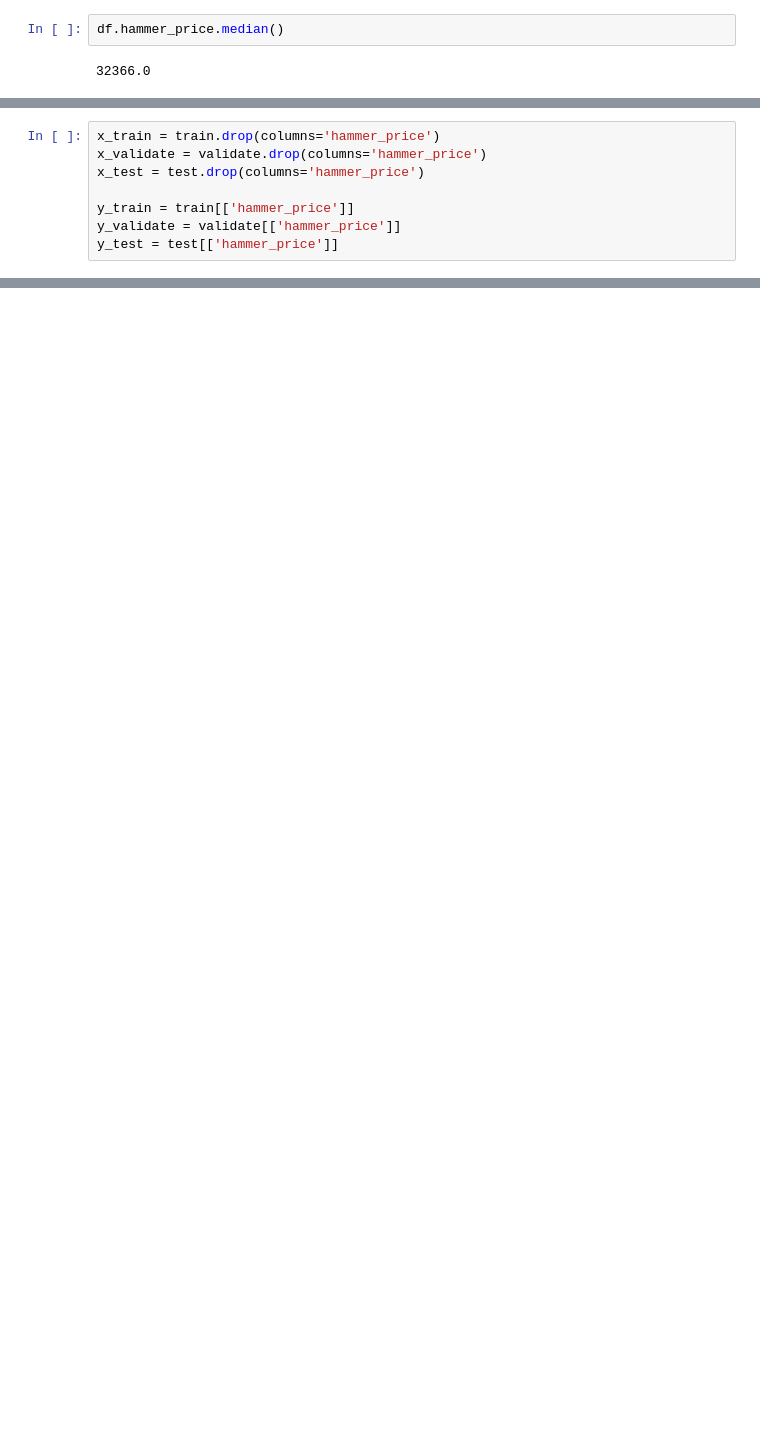
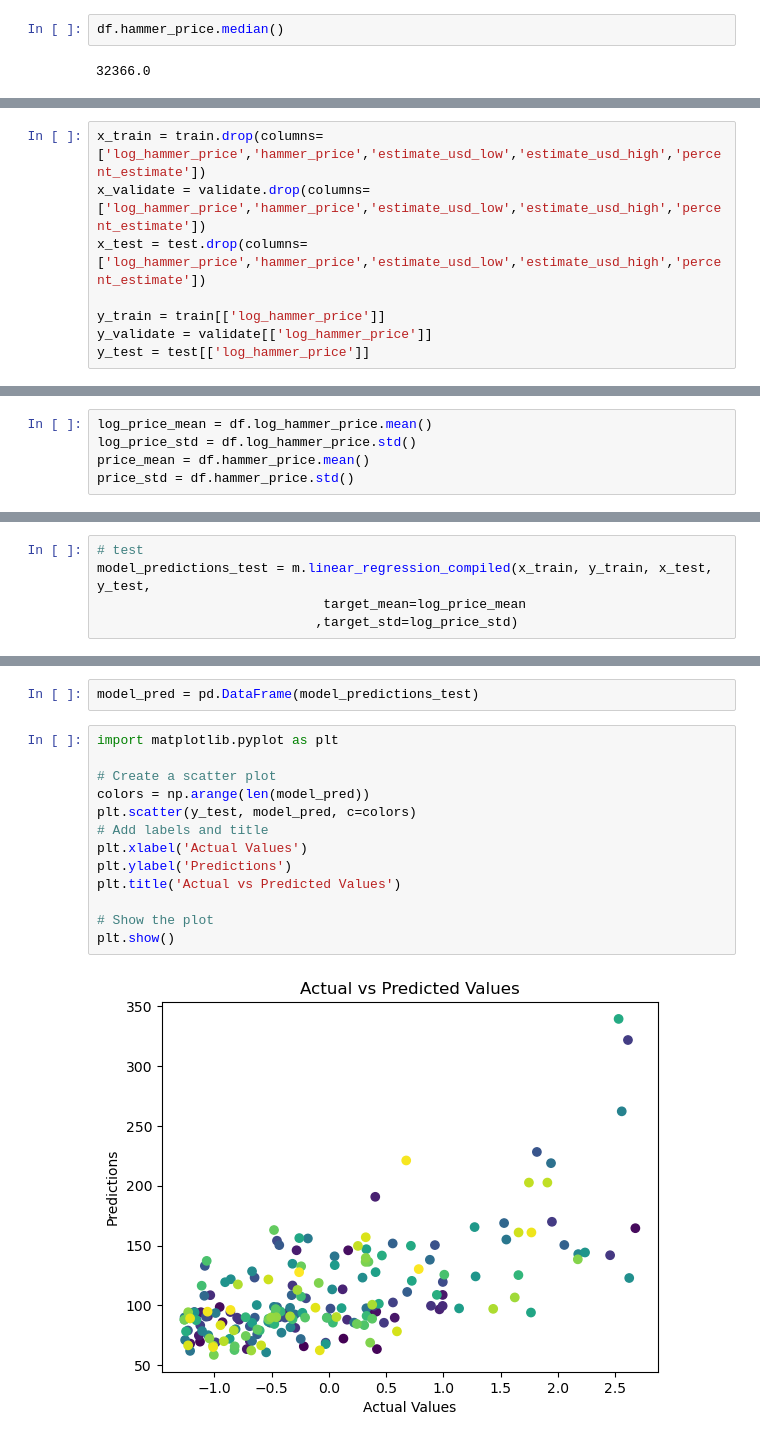
Before and after one commit to jeremiah-toribio/art-of-data, a Jupyter notebook: workbook.ipynb, the cells around one changed output, grey strips where cells are left out. Cells and saved outputs as stored; diff of their text form; blank space fills up the shorter version.

```diff
--- a/workbook.ipynb
+++ b/workbook.ipynb
@@ -356,8 +400,8 @@ ValueError: could not convert string to float: 'Marc Chagall'
 # %%
-x_train = train.drop(columns='hammer_price')
-x_validate = validate.drop(columns='hammer_price')
-x_test = test.drop(columns='hammer_price')
+x_train = train.drop(columns=['log_hammer_price','hammer_price','estimate_usd_low','estimate_usd_high','percent_estimate'])
+x_validate = validate.drop(columns=['log_hammer_price','hammer_price','estimate_usd_low','estimate_usd_high','percent_estimate'])
+x_test = test.drop(columns=['log_hammer_price','hammer_price','estimate_usd_low','estimate_usd_high','percent_estimate'])
 
-y_train = train[['hammer_price']]
-y_validate = validate[['hammer_price']]
-y_test = test[['hammer_price']]
+y_train = train[['log_hammer_price']]
+y_validate = validate[['log_hammer_price']]
+y_test = test[['log_hammer_price']]
@@ -399,0 +408,5 @@ plt.show()
+# %%
+log_price_mean = df.log_hammer_price.mean()
+log_price_std = df.log_hammer_price.std()
+price_mean = df.hammer_price.mean()
+price_std = df.hammer_price.std()
@@ -399,0 +421,5 @@ plt.show()
+# %%
+# test
+model_predictions_test = m.linear_regression_compiled(x_train, y_train, x_test, y_test,
+                             target_mean=log_price_mean
+                            ,target_std=log_price_std)
@@ -399,0 +450,17 @@ plt.show()
+# %%
+model_pred = pd.DataFrame(model_predictions_test)
+# %%
+import matplotlib.pyplot as plt
+
+# Create a scatter plot
+colors = np.arange(len(model_pred))
+plt.scatter(y_test, model_pred, c=colors)
+# Add labels and title
+plt.xlabel('Actual Values')
+plt.ylabel('Predictions')
+plt.title('Actual vs Predicted Values')
+
+# Show the plot
+plt.show()
+# %% [output]
+[figure, added]
```
Also changed, not shown: parts of 27 cells of this notebook, 1 other file.
